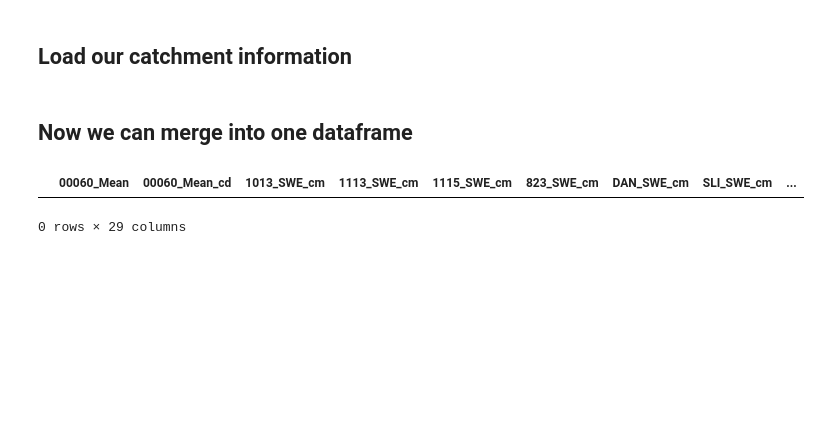
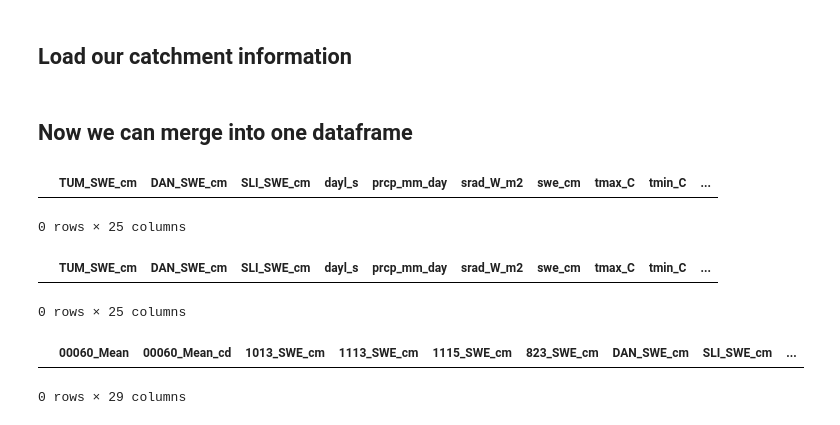
Before and after one commit to northjackson/Data-Acquisition-Processing-Analysis, a Jupyter notebook: HydroDF_Analysis.ipynb, the cells around one changed output. Drawn from its saved outputs; the diff is of its cells as text; code cells hidden in the pictures; blank space fills up the shorter version.

Commit message:
Fix HydroDF and complete Exercise 1 plots

```diff
--- a/HydroDF_Analysis.ipynb
+++ b/HydroDF_Analysis.ipynb
@@ -156,16 +156,33 @@ Hydro_df.head()
 # basin_info.head()
 # %% [markdown]
 ## Now we can merge into one dataframe
-# %%
-#find the latest start date and the earliest end date for SNOTEL_df, met_df, cleaned
-begin_date = max([df.index.min() for df in [SNOTEL_df, PyDayMet_df, streamflow_df, NLDAS_df]])
-end_date = min([df.index.max() for df in [SNOTEL_df, PyDayMet_df, streamflow_df, NLDAS_df]])
-
-#clip each dataframe to have the same begin and end dates
-SNOTEL_df = SNOTEL_df[(SNOTEL_df.index >= begin_date) & (SNOTEL_df.index <= end_date)]
-PyDayMet_df = PyDayMet_df[(PyDayMet_df.index >= begin_date) & (PyDayMet_df.index <= end_date)]
-streamflow_df = streamflow_df[(streamflow_df.index >= begin_date) & (streamflow_df.index <= end_date)]
-NLDAS_df = NLDAS_df[(NLDAS_df.index >= begin_date) & (NLDAS_df.index <= end_date)]
+# %%
+# FIX timezone
+SNOTEL_df.index = pd.to_datetime(SNOTEL_df.index).tz_localize(None)
+PyDayMet_df.index = pd.to_datetime(PyDayMet_df.index).tz_localize(None)
+NLDAS_df.index = pd.to_datetime(NLDAS_df.index).tz_localize(None)
+streamflow_df.index = pd.to_datetime(streamflow_df.index).tz_localize(None)
+
+# ONLY keep good SNOTEL stations (drop the new broken ones)
+SNOTEL_df = SNOTEL_df[["TUM_SWE_cm", "DAN_SWE_cm", "SLI_SWE_cm"]]
+
+# merge everything
+Hydro_df = pd.concat([SNOTEL_df, PyDayMet_df, NLDAS_df, streamflow_df], axis=1)
+
+# fill missing
+Hydro_df = Hydro_df.fillna(0)
+
+Hydro_df.head()
+# %% [output]
+|  | TUM_SWE_cm | DAN_SWE_cm | SLI_SWE_cm | dayl_s | prcp_mm_day | srad_W_m2 | swe_cm | tmax_C | tmin_C | ... |
+0 rows × 25 columns
+# %%
+df = Hydro_df.copy()
+df = df[(df.index >= "2018-10-01") & (df.index <= "2019-09-30")]
+df.head()
+# %% [output]
+|  | TUM_SWE_cm | DAN_SWE_cm | SLI_SWE_cm | dayl_s | prcp_mm_day | srad_W_m2 | swe_cm | tmax_C | tmin_C | ... |
+0 rows × 25 columns
 # %%
 #merge the SNOTEL_df, met_df, and streamflow dataframes
 Hydro_df = pd.concat([SNOTEL_df, PyDayMet_df, NLDAS_df,streamflow_df], axis=1)
```
